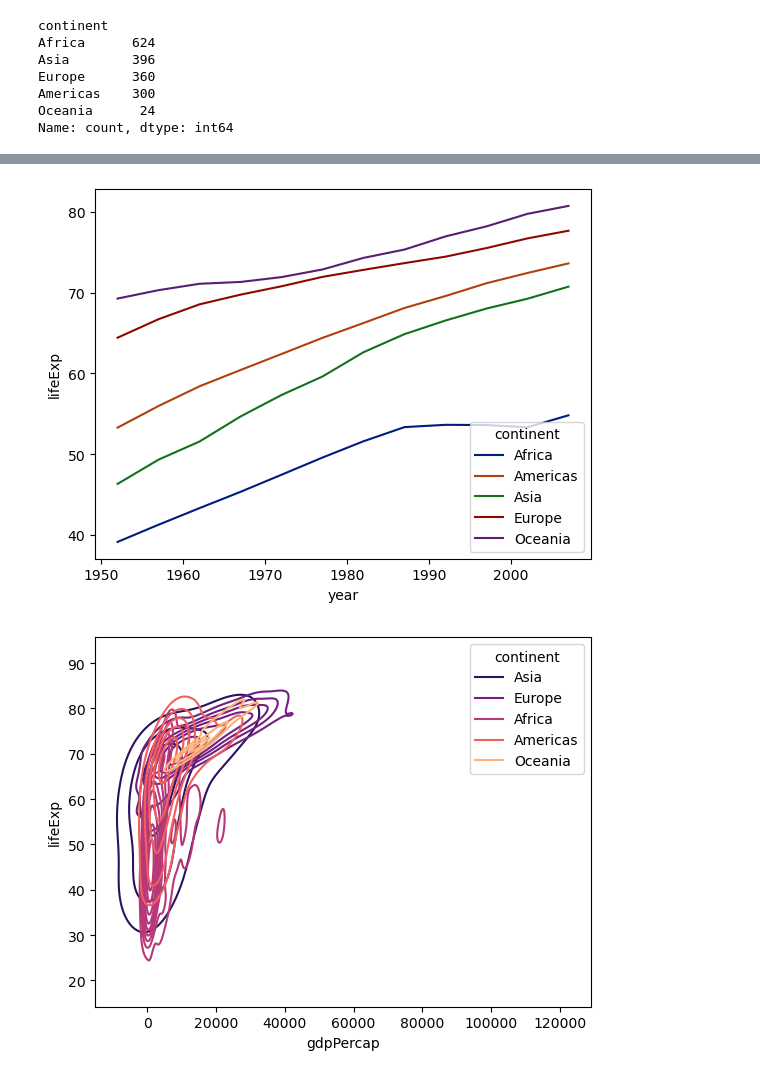
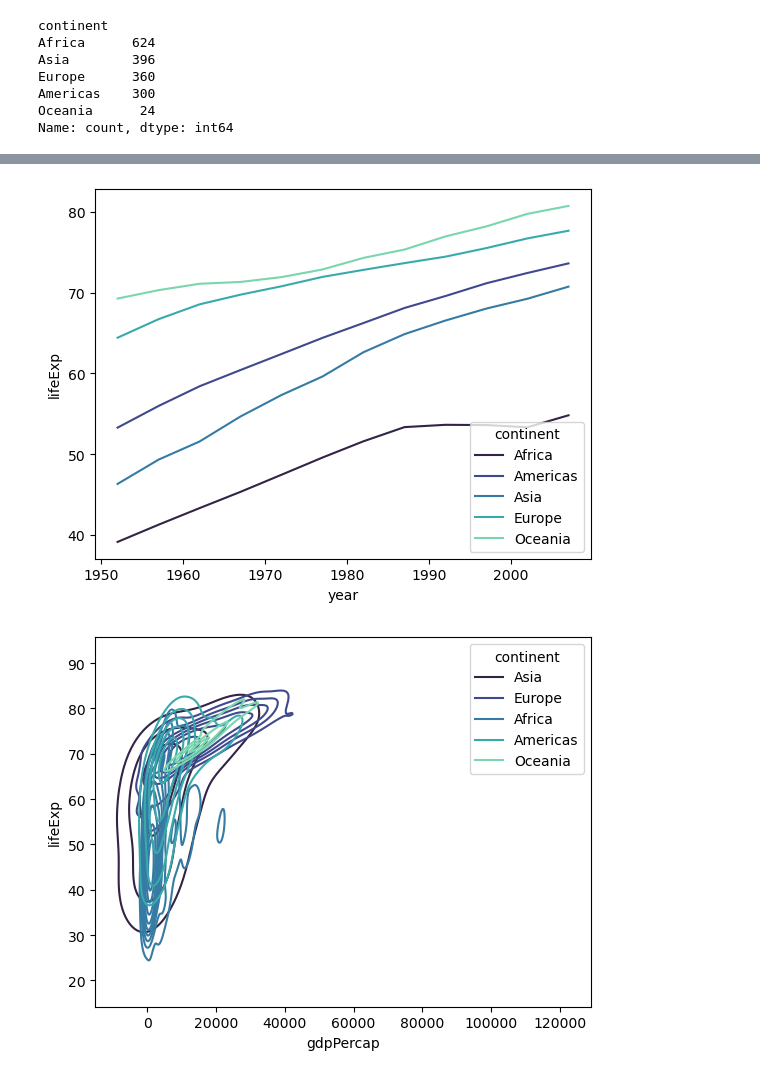
Before and after one commit to flyingbucket/py_R_hw, a Jupyter notebook: hw7.ipynb, the cells around one changed output, grey strips where cells are left out. Cells and saved outputs as stored; diff of their text form; code cells hidden in the pictures.

```diff
--- a/hw7.ipynb
+++ b/hw7.ipynb
@@ -231,18 +212,18 @@ gap_year_fig=sns.lineplot(
     x='year',
     y='lifeExp',
     hue='continent',
-    palette="dark"
+    palette="mako"
 )
 # %% [output]
-[figure, old version]
+[figure, new version]
 # %%
 gap_gdp_fig=sns.kdeplot(
     data=gap,
     x='gdpPercap',
     y='lifeExp',
     hue='continent',
-    palette="magma"
+    palette="mako"
 )
 # %% [output]
-[figure, old version]
+[figure, new version]
 # %%
```
Also changed, not shown: parts of 4 cells of this notebook.
